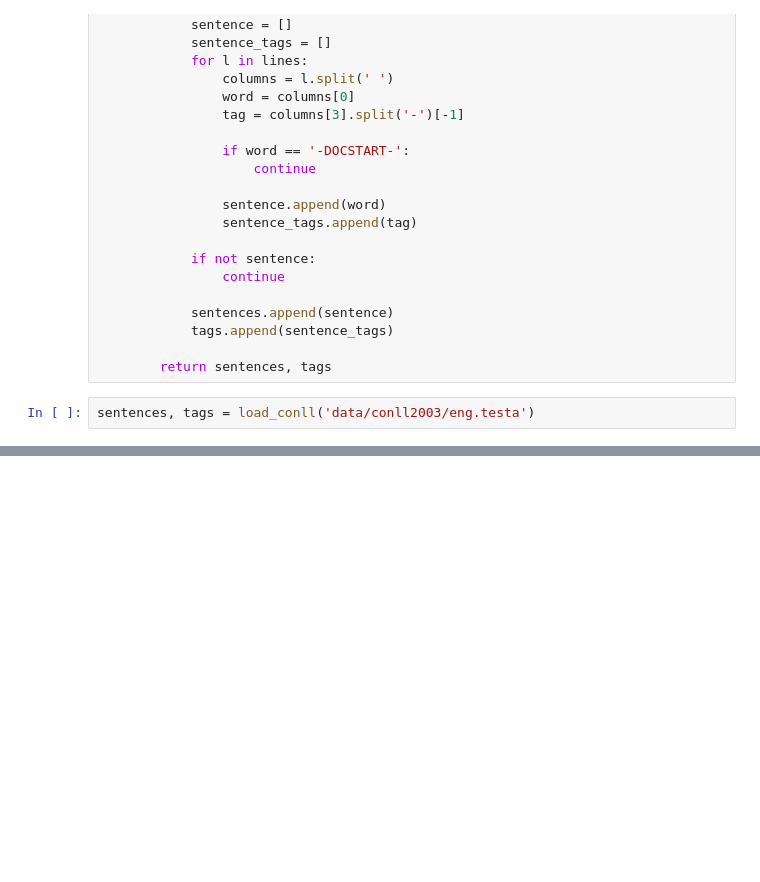
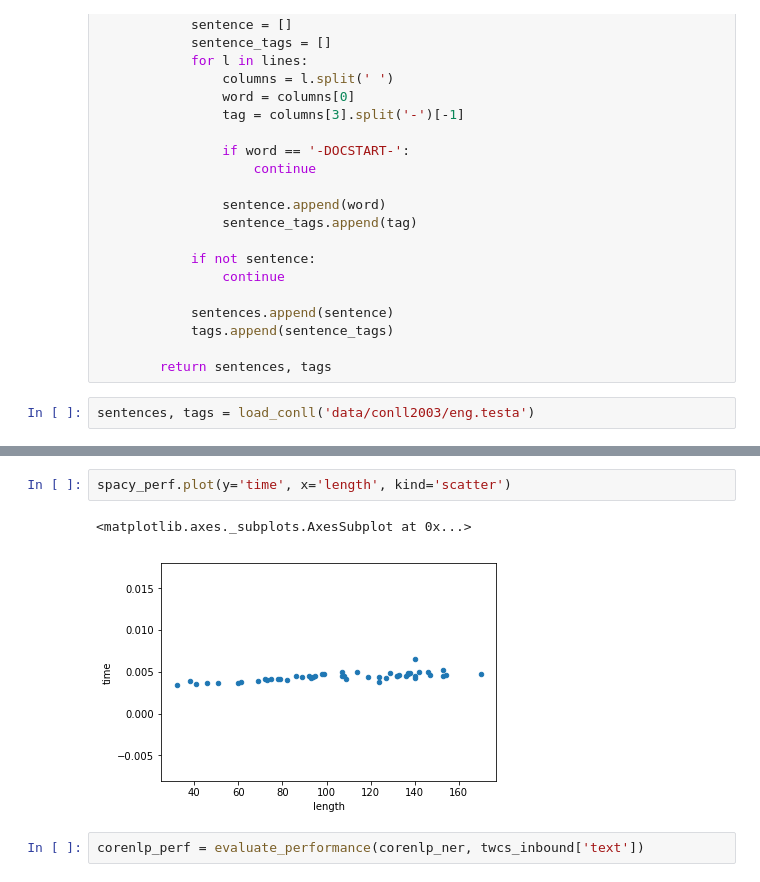
Before and after one commit to gasani/undergraduate-practice, a Jupyter notebook: ner/Evaluation.ipynb, the cells around one changed output, grey strips where cells are left out. Saved outputs shown, nothing was run; the diff lists cells and outputs as text; blank space fills up the shorter version.

```diff
--- a/ner/Evaluation.ipynb
+++ b/ner/Evaluation.ipynb
@@ -77,0 +266,7 @@ f1_score(y_true, y_pred, average='weighted')
+# %%
+spacy_perf.plot(y='time', x='length', kind='scatter')
+# %% [output]
+<matplotlib.axes._subplots.AxesSubplot at 0x...>
+[figure, added]
+# %%
+corenlp_perf = evaluate_performance(corenlp_ner, twcs_inbound['text'])
```
Also changed, not shown: parts of 33 cells of this notebook.
